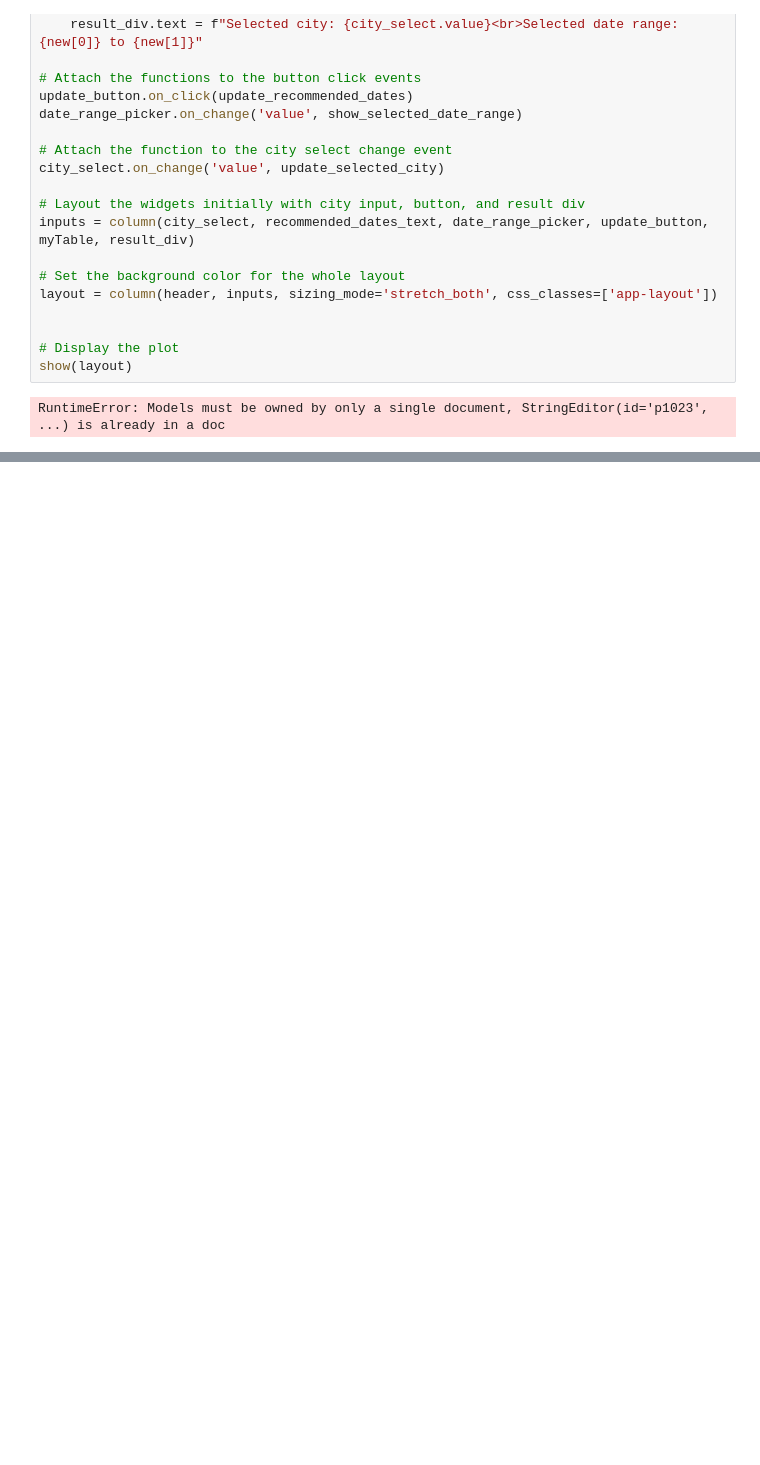
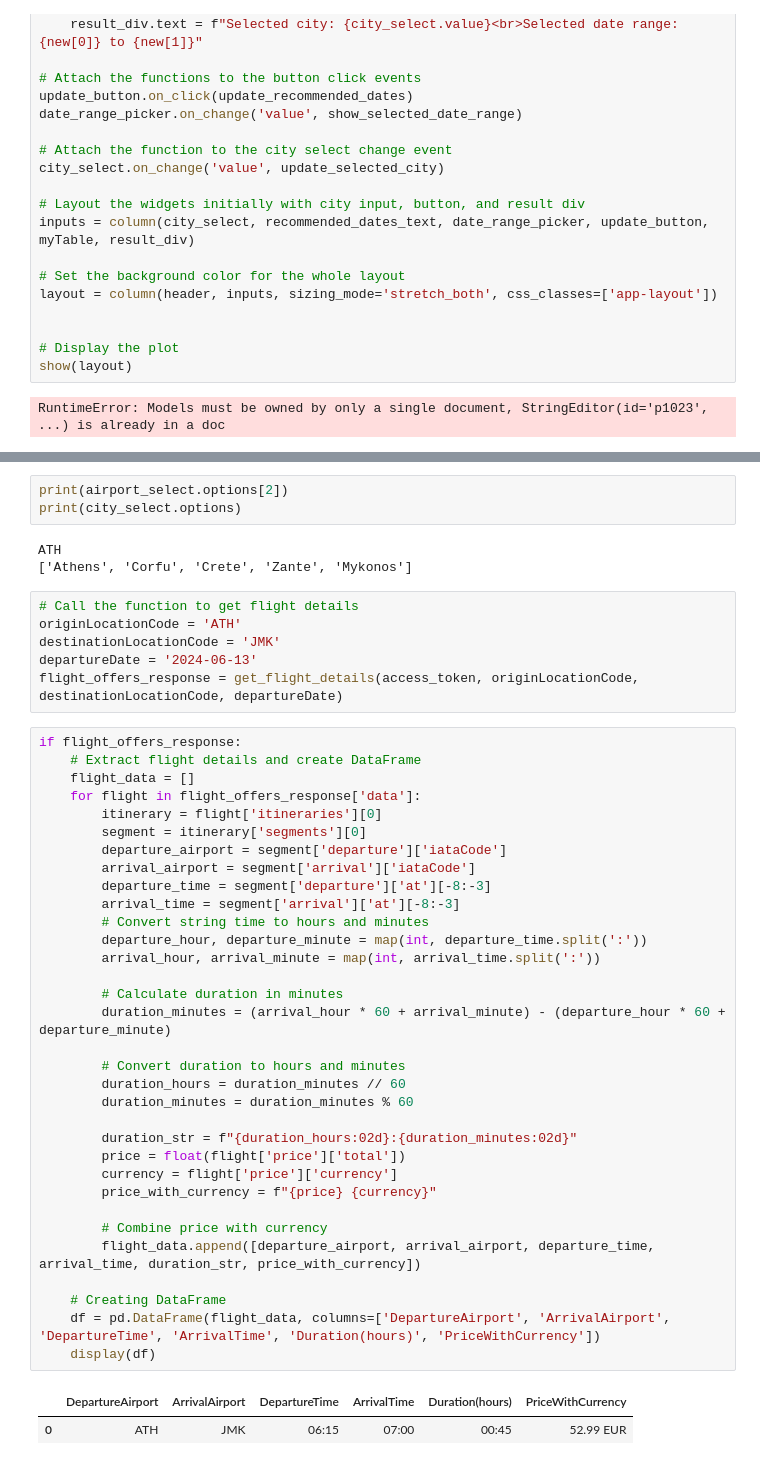
Before and after one commit to MMRockborne/Sunny-Side-Up, a Jupyter notebook: APIs_01_04_Project_Working_with_Python APIs_DRAFTGUI_v2.ipynb, the cells around one changed output, grey strips where cells are left out. Saved outputs shown, nothing was run; the diff lists cells and outputs as text; blank space fills up the shorter version.

```diff
--- a/APIs_01_04_Project_Working_with_Python APIs_DRAFTGUI_v2.ipynb
+++ b/APIs_01_04_Project_Working_with_Python APIs_DRAFTGUI_v2.ipynb
@@ -1423,0 +3073,48 @@ RuntimeError: Models must be owned by only a single document, StringEditor(id='p
+# %%
+print(airport_select.options[2])
+print(city_select.options)
+# %% [output]
+ATH
+['Athens', 'Corfu', 'Crete', 'Zante', 'Mykonos']
+# %%
+# Call the function to get flight details
+originLocationCode = 'ATH'
+destinationLocationCode = 'JMK'
+departureDate = '2024-06-13'
+flight_offers_response = get_flight_details(access_token, originLocationCode, destinationLocationCode, departureDate)
+# %%
+if flight_offers_response:
+    # Extract flight details and create DataFrame
+    flight_data = []
+    for flight in flight_offers_response['data']:
+        itinerary = flight['itineraries'][0]
+        segment = itinerary['segments'][0]
+        departure_airport = segment['departure']['iataCode']
+        arrival_airport = segment['arrival']['iataCode']
+        departure_time = segment['departure']['at'][-8:-3]
+        arrival_time = segment['arrival']['at'][-8:-3]
+        # Convert string time to hours and minutes
+        departure_hour, departure_minute = map(int, departure_time.split(':'))
+        arrival_hour, arrival_minute = map(int, arrival_time.split(':'))
+
+        # Calculate duration in minutes
+        duration_minutes = (arrival_hour * 60 + arrival_minute) - (departure_hour * 60 + departure_minute)
+
+        # Convert duration to hours and minutes
+        duration_hours = duration_minutes // 60
+        duration_minutes = duration_minutes % 60
+
+        duration_str = f"{duration_hours:02d}:{duration_minutes:02d}"
+        price = float(flight['price']['total'])
+        currency = flight['price']['currency']
+        price_with_currency = f"{price} {currency}"
+
+        # Combine price with currency
+        flight_data.append([departure_airport, arrival_airport, departure_time, arrival_time, duration_str, price_with_currency])
+
+    # Creating DataFrame
+    df = pd.DataFrame(flight_data, columns=['DepartureAirport', 'ArrivalAirport', 'DepartureTime', 'ArrivalTime', 'Duration(hours)', 'PriceWithCurrency'])
+    display(df)
+# %% [output]
+|  | DepartureAirport | ArrivalAirport | DepartureTime | ArrivalTime | Duration(hours) | PriceWithCurrency |
+| 0 | ATH | JMK | 06:15 | 07:00 | 00:45 | 52.99 EUR |
```
Also changed, not shown: parts of 16 cells of this notebook.
